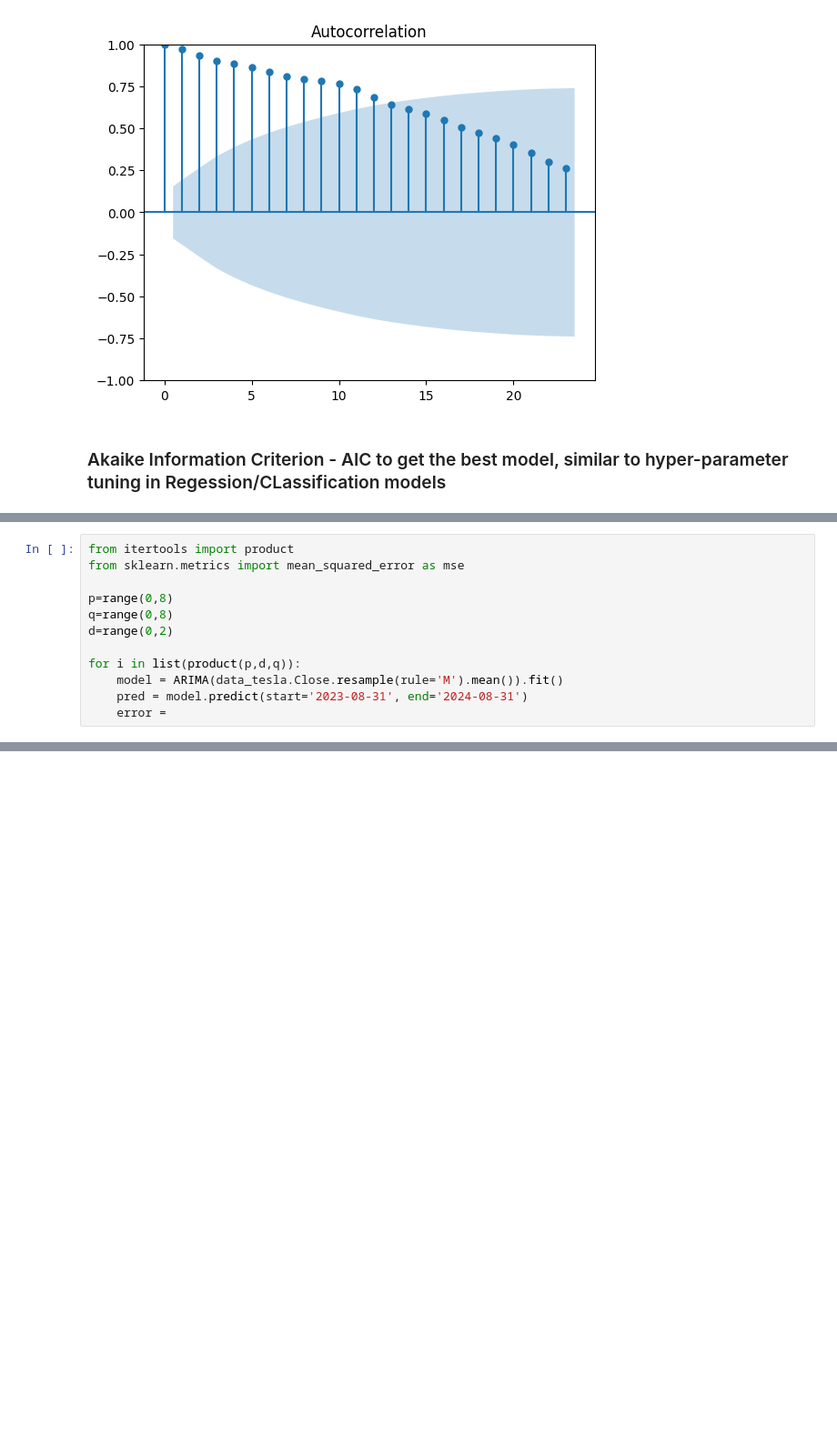
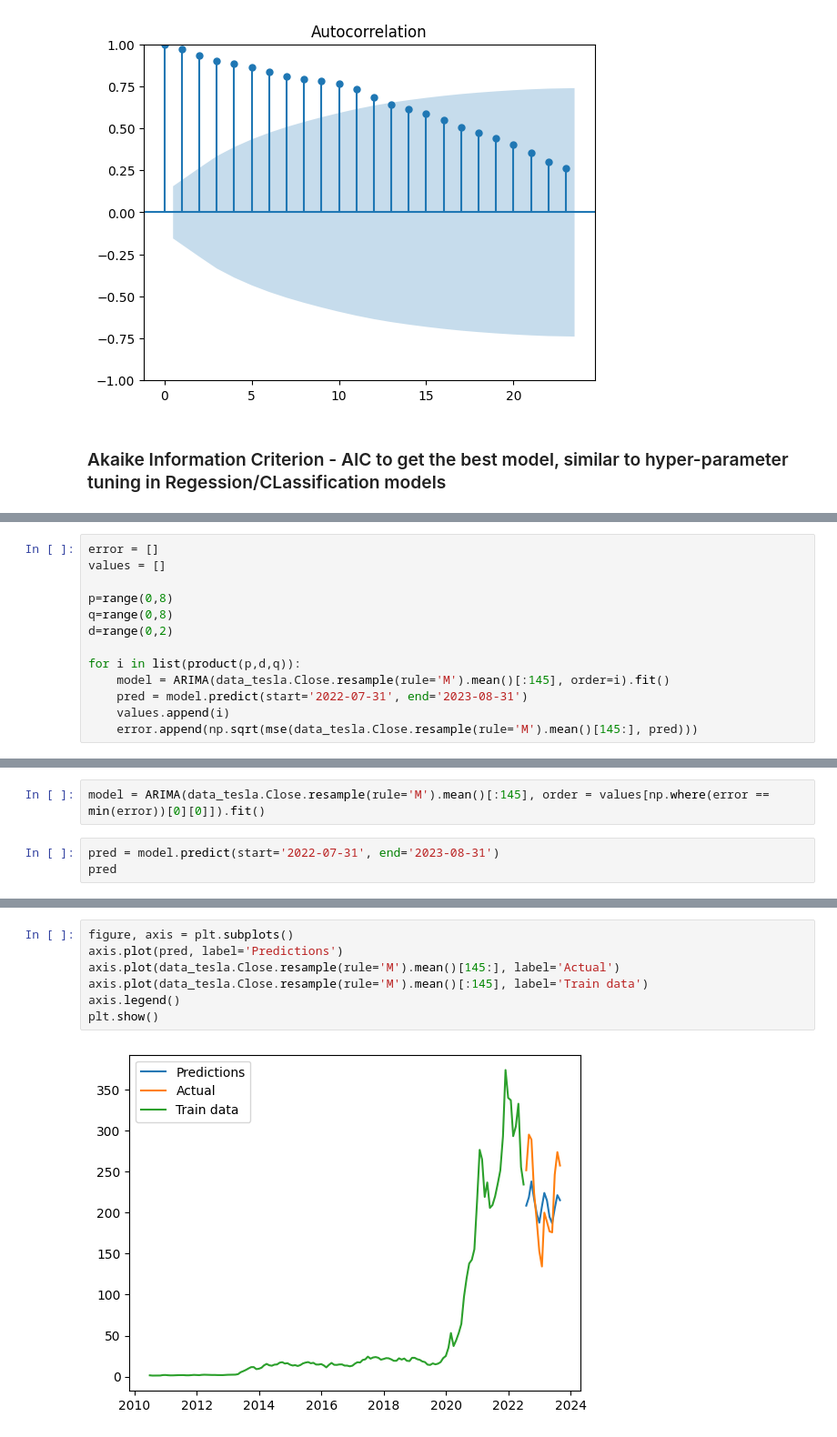
Before and after one commit to nkyatham/Time-series-Machine-Learning, a Jupyter notebook: app/arima_training.ipynb, the cells around one changed output, grey strips where cells are left out. Shown: that part at 91% size. Saved outputs shown, nothing was run; the diff lists cells and outputs as text; blank space fills up the shorter version.

```diff
--- a/app/arima_training.ipynb
+++ b/app/arima_training.ipynb
@@ -330,12 +325,13 @@ Freq: M, Name: Close, Length: 159, dtype: float64
 # %%
-from itertools import product
-from sklearn.metrics import mean_squared_error as mse
+error = []
+values = []
 
 p=range(0,8)
 q=range(0,8)
 d=range(0,2)
 
 for i in list(product(p,d,q)):
-    model = ARIMA(data_tesla.Close.resample(rule='M').mean()).fit()
-    pred = model.predict(start='2023-08-31', end='2024-08-31')
-    error =
+    model = ARIMA(data_tesla.Close.resample(rule='M').mean()[:145], order=i).fit()
+    pred = model.predict(start='2022-07-31', end='2023-08-31')
+    values.append(i)
+    error.append(np.sqrt(mse(data_tesla.Close.resample(rule='M').mean()[145:], pred)))
@@ -359,0 +338,5 @@ for i in list(product(p,d,q)):
+# %%
+model = ARIMA(data_tesla.Close.resample(rule='M').mean()[:145], order = values[np.where(error == min(error))[0][0]]).fit()
+# %%
+pred = model.predict(start='2022-07-31', end='2023-08-31')
+pred
@@ -359,0 +359,9 @@ for i in list(product(p,d,q)):
+# %%
+figure, axis = plt.subplots()
+axis.plot(pred, label='Predictions')
+axis.plot(data_tesla.Close.resample(rule='M').mean()[145:], label='Actual')
+axis.plot(data_tesla.Close.resample(rule='M').mean()[:145], label='Train data')
+axis.legend()
+plt.show()
+# %% [output]
+[figure, added]
```
Also changed, not shown: parts of 19 cells of this notebook, 4 other files.
